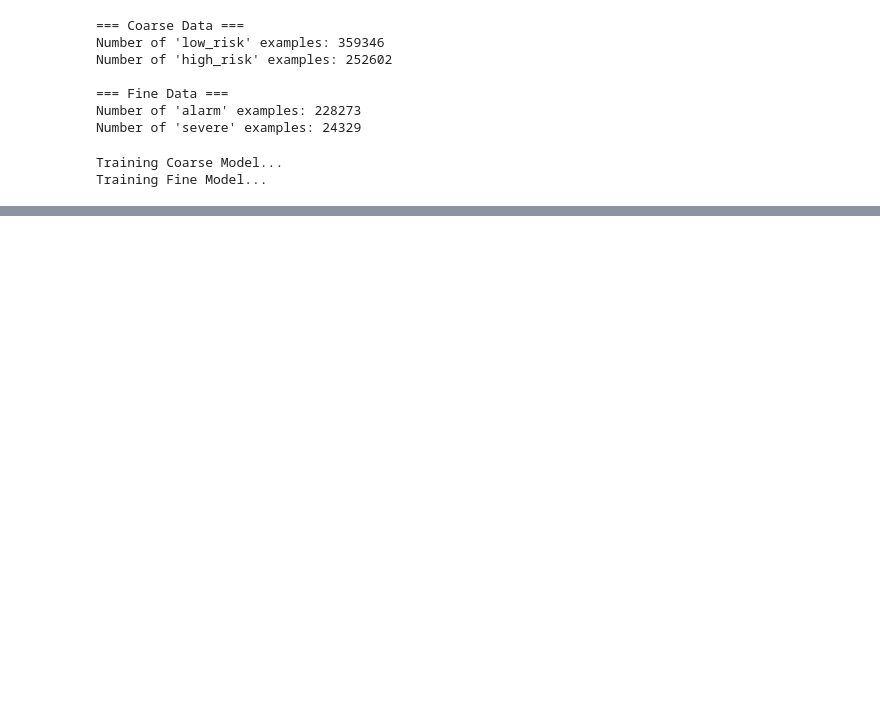
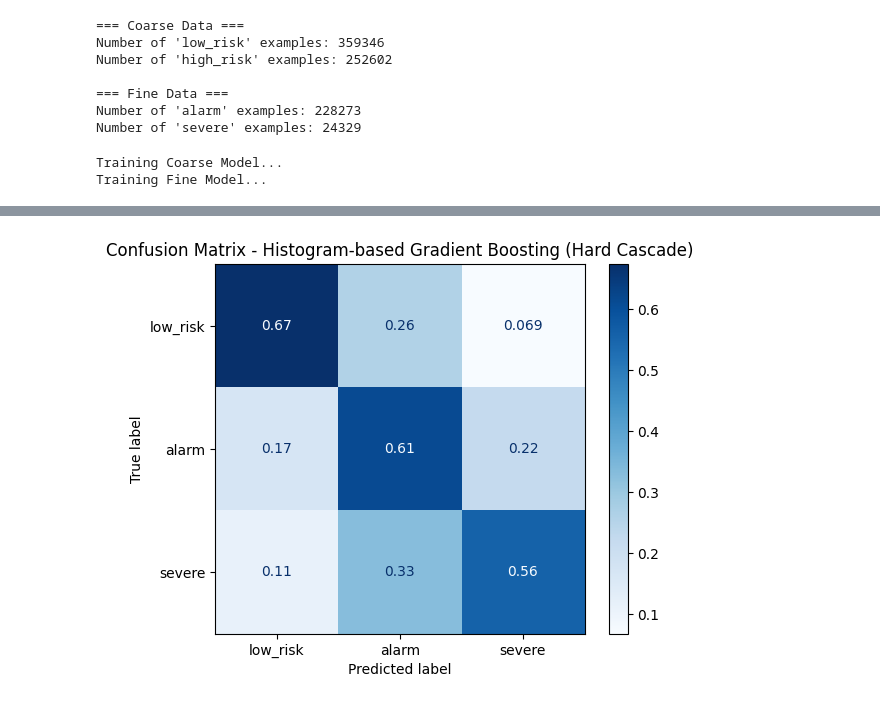
Before and after one commit to mlab-inf-ufrgs/dengue-severity-prediction, a Jupyter notebook: src/hier_classifier_hgb.ipynb, the cells around one changed output, grey strips where cells are left out. Cells and saved outputs as stored; diff of their text form; code cells hidden in the pictures; blank space fills up the shorter version.

```diff
--- a/src/hier_classifier_hgb.ipynb
+++ b/src/hier_classifier_hgb.ipynb
@@ -186,0 +268,8 @@ Training Fine Model...
+# %%
+ConfusionMatrixDisplay.from_predictions(
+    y_test, preds_hard, display_labels=TARGET_NAMES, cmap=plt.cm.Blues, normalize='true'
+)
+plt.title("Confusion Matrix - Histogram-based Gradient Boosting (Hard Cascade)")
+plt.show()
+# %% [output]
+[figure, added]
```
Also changed, not shown: parts of 17 cells of this notebook, 9 other files.
